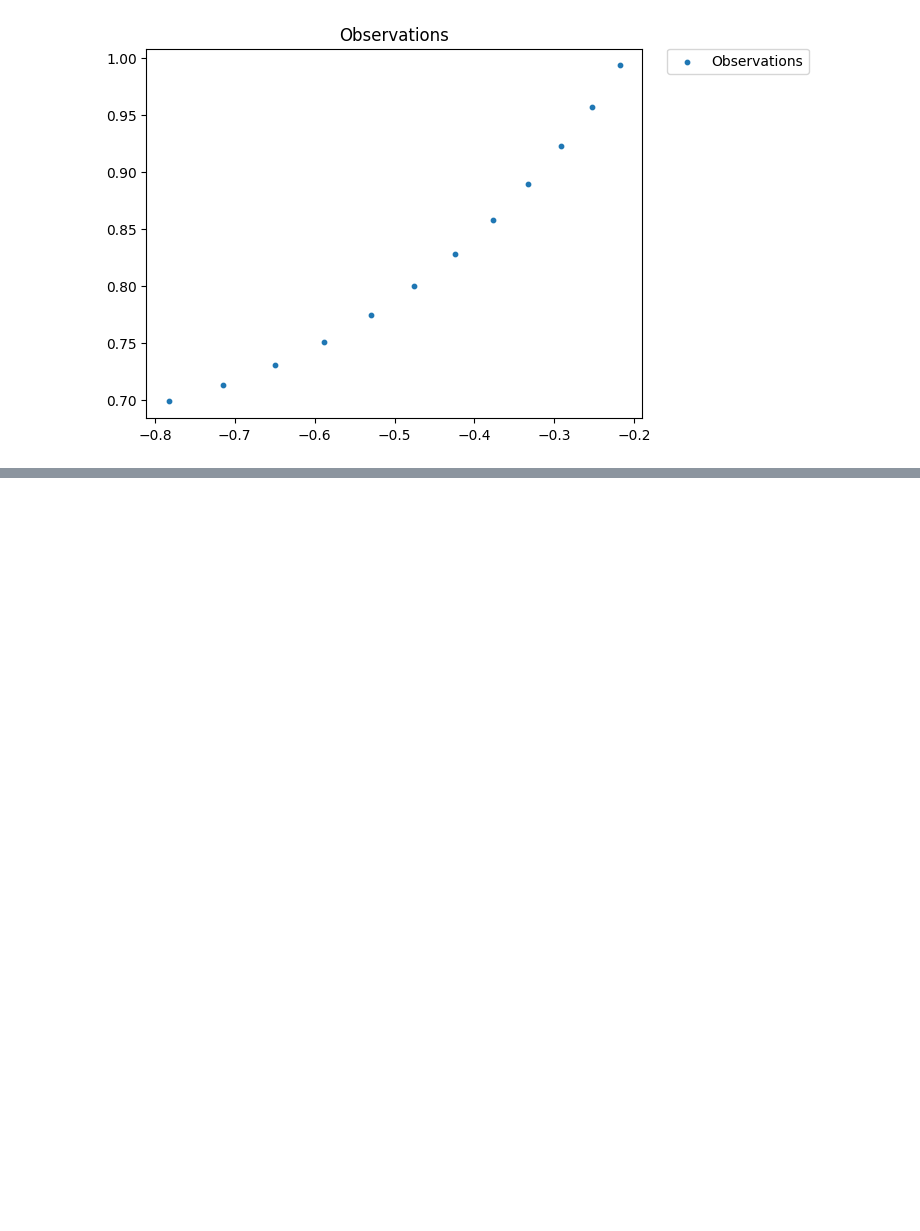
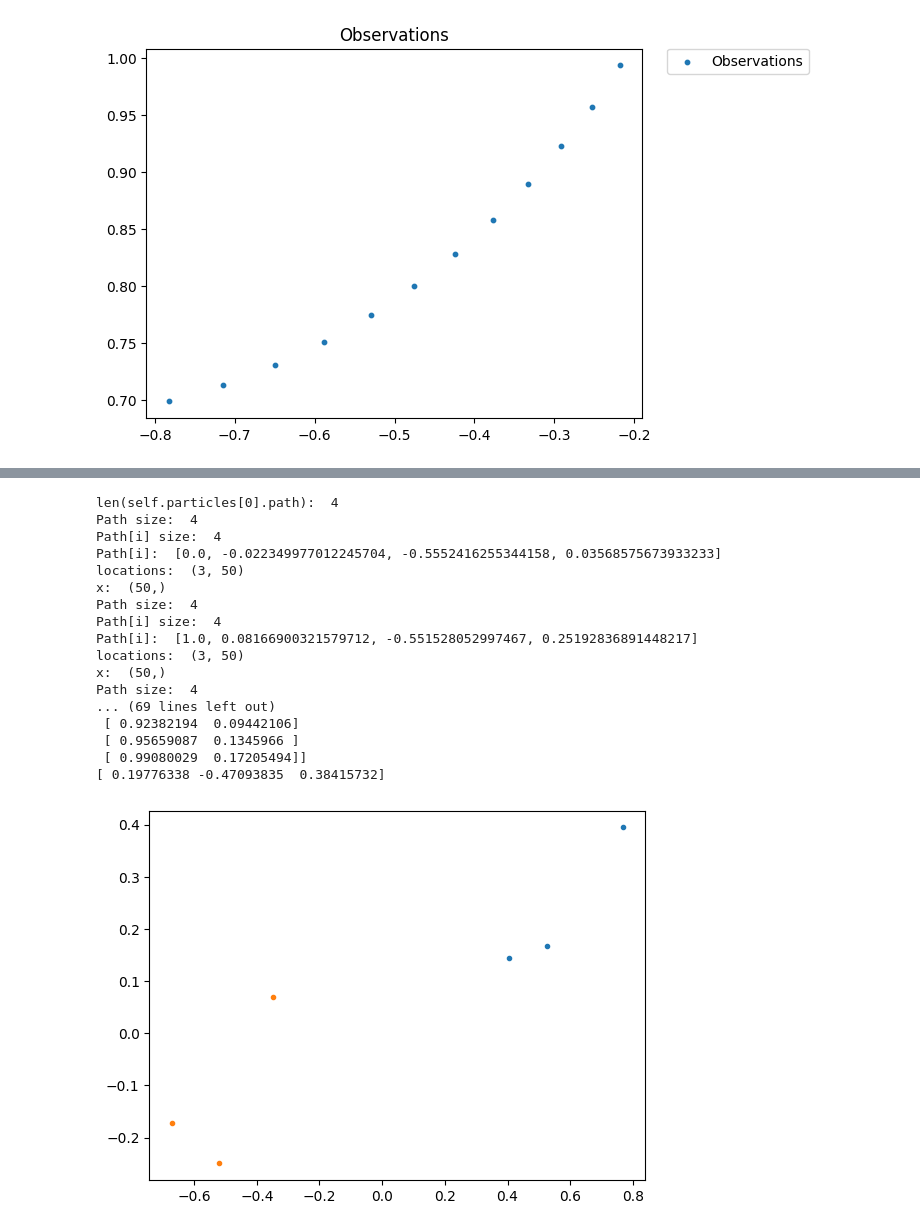
Before and after one commit to miquelmassot/pygp_particle_filter, a Jupyter notebook: example/example_pf.ipynb, the cells around one changed output, grey strips where cells are left out. Drawn from its saved outputs; the diff is of its cells as text; code cells hidden in the pictures; blank space fills up the shorter version.

```diff
--- a/example/example_pf.ipynb
+++ b/example/example_pf.ipynb
@@ -230,0 +221,24 @@ plt.show()
+# %%
+kde_observations = particle_filter.kde_observations()
+plt.figure()
+plt.plot(kde_observations[:, 0], kde_observations[:, 1], '.')
+plt.show()
+# %% [output]
+len(self.particles[0].path):  4
+Path size:  4
+Path[i] size:  4
+Path[i]:  [0.0, -0.022349977012245704, -0.5552416255344158, 0.03568575673933233]
+locations:  (3, 50)
+x:  (50,)
+Path size:  4
+Path[i] size:  4
+Path[i]:  [1.0, 0.08166900321579712, -0.551528052997467, 0.25192836891448217]
+locations:  (3, 50)
+x:  (50,)
+Path size:  4
+... (69 lines left out)
+ [ 0.92382194  0.09442106]
+ [ 0.95659087  0.1345966 ]
+ [ 0.99080029  0.17205494]]
+[ 0.19776338 -0.47093835  0.38415732]
+[figure, added]
```
Also changed, not shown: parts of 2 cells of this notebook, 2 other files.
